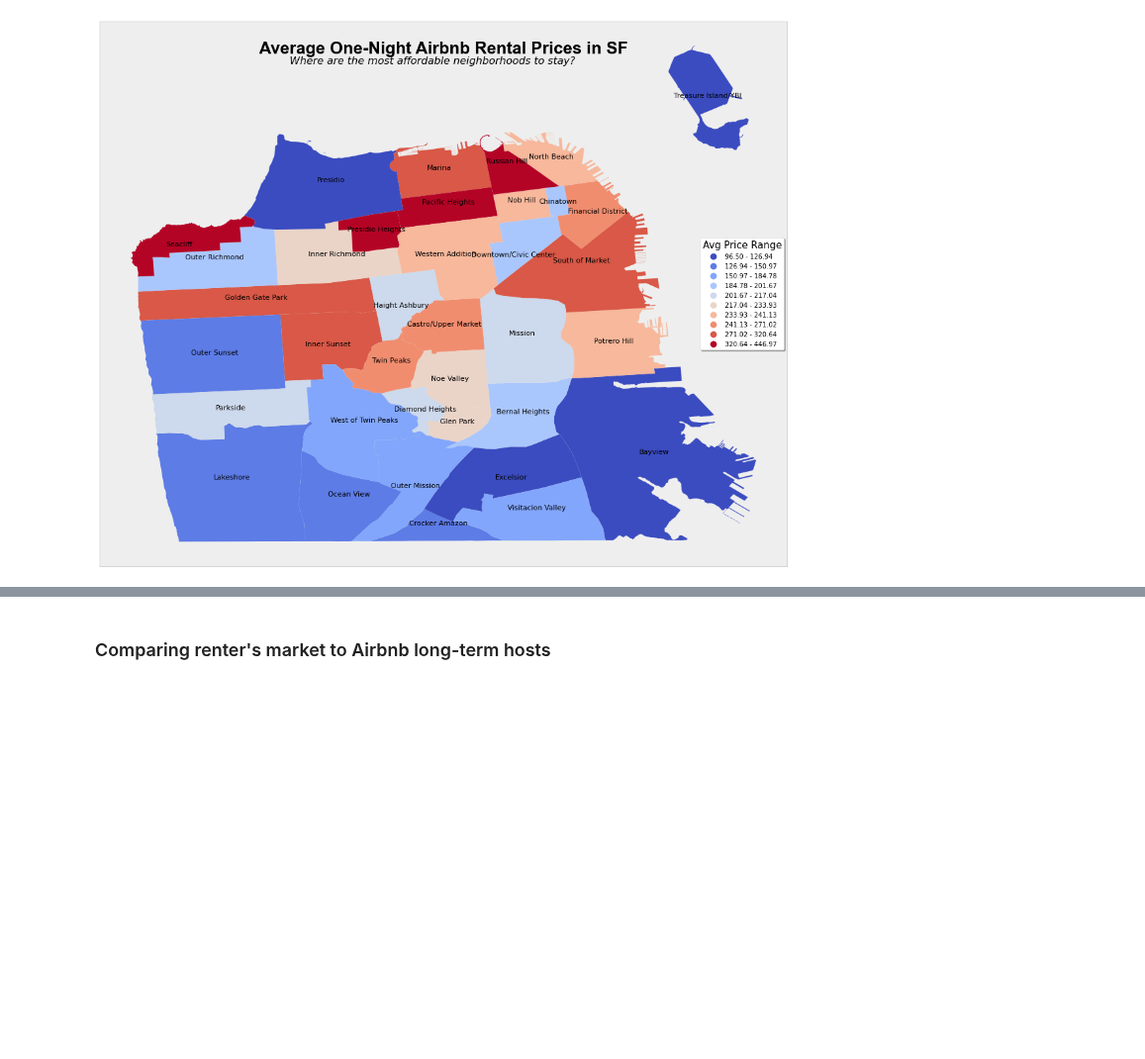
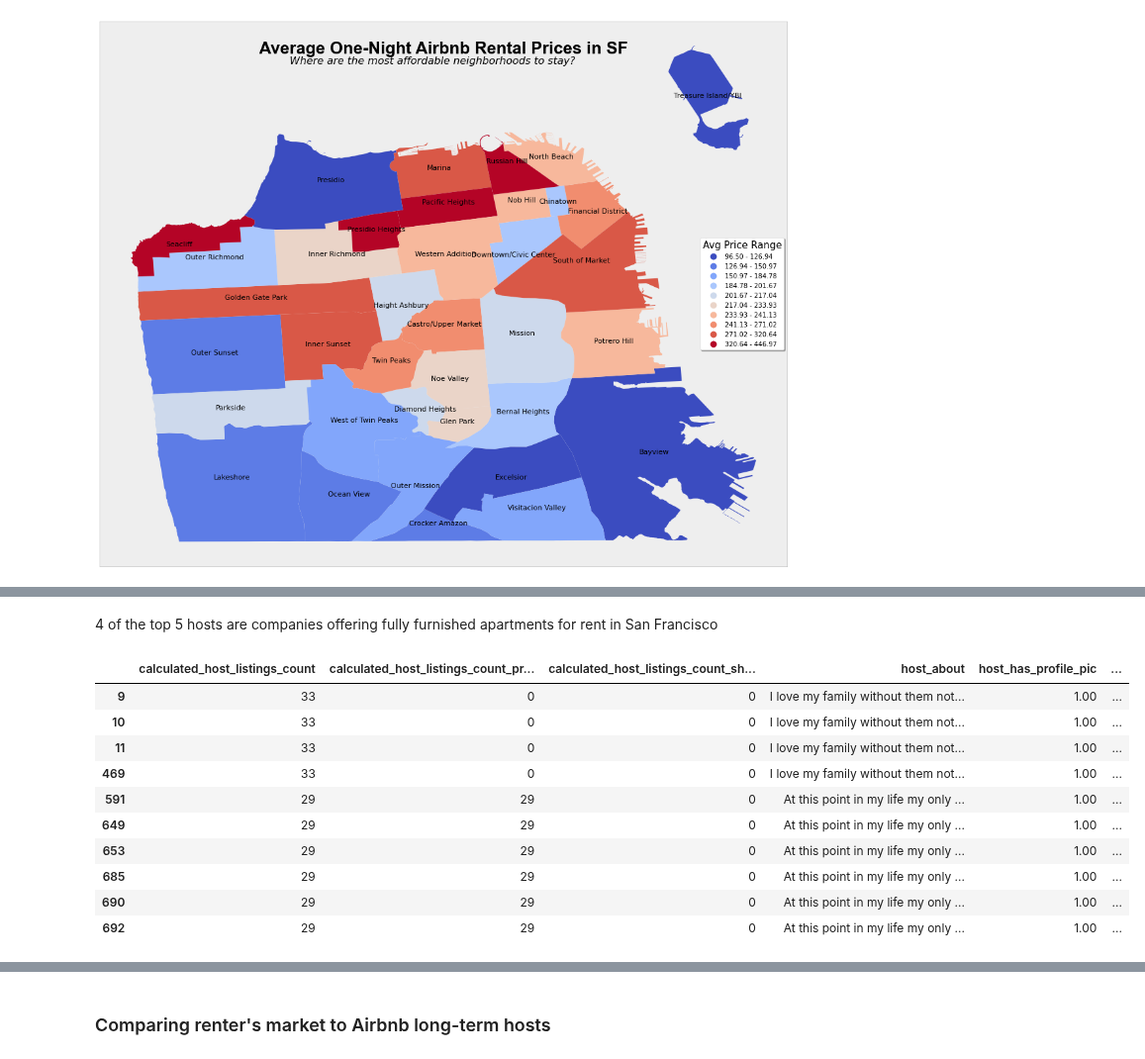
Before and after one commit to KishenSharma6/SF-Airbnb-Analysis, a Jupyter notebook: Project_Codes/02_EDA/2020_0525_Listings_EDA.ipynb, the cells around one changed output, grey strips where cells are left out. Shown at 99% size. Cells and saved outputs as stored; diff of their text form; code cells hidden in the pictures; blank space fills up the shorter version.

```diff
--- a/Project_Codes/02_EDA/2020_0525_Listings_EDA.ipynb
+++ b/Project_Codes/02_EDA/2020_0525_Listings_EDA.ipynb
@@ -303,0 +293,8 @@ display(long_term.head(3))
+# %%
+#Capture host_ids with the most listings
+property_counts = df.groupby(['host_id','host_name'])['calculated_host_listings_count'].count().reset_index()
+
+property_counts.sort_values(by='calculated_host_listings_count', ascending=False, inplace=True)
+
+#Display top 20
+property_counts.head(20)
@@ -303,0 +319,2 @@ display(long_term.head(3))
+# %% [markdown]
+4 of the top 5 hosts are companies offering fully furnished apartments for rent in San Francisco
@@ -303,0 +325,14 @@ display(long_term.head(3))
+# %%
+temp.filter(regex='host|price|minimum').head(10)
+# %% [output]
+|  | calculated_host_listings_count | calculated_host_listings_count_pr... | calculated_host_listings_count_sh... | host_about | host_has_profile_pic | ... |
+| 9 | 33 | 0 | 0 | I love my family without them not... | 1.00 | ... |
+| 10 | 33 | 0 | 0 | I love my family without them not... | 1.00 | ... |
+| 11 | 33 | 0 | 0 | I love my family without them not... | 1.00 | ... |
+| 469 | 33 | 0 | 0 | I love my family without them not... | 1.00 | ... |
+| 591 | 29 | 29 | 0 | At this point in my life my only ... | 1.00 | ... |
+| 649 | 29 | 29 | 0 | At this point in my life my only ... | 1.00 | ... |
+| 653 | 29 | 29 | 0 | At this point in my life my only ... | 1.00 | ... |
+| 685 | 29 | 29 | 0 | At this point in my life my only ... | 1.00 | ... |
+| 690 | 29 | 29 | 0 | At this point in my life my only ... | 1.00 | ... |
+| 692 | 29 | 29 | 0 | At this point in my life my only ... | 1.00 | ... |
```
Also changed, not shown: parts of 16 cells of this notebook, 2 other files.
